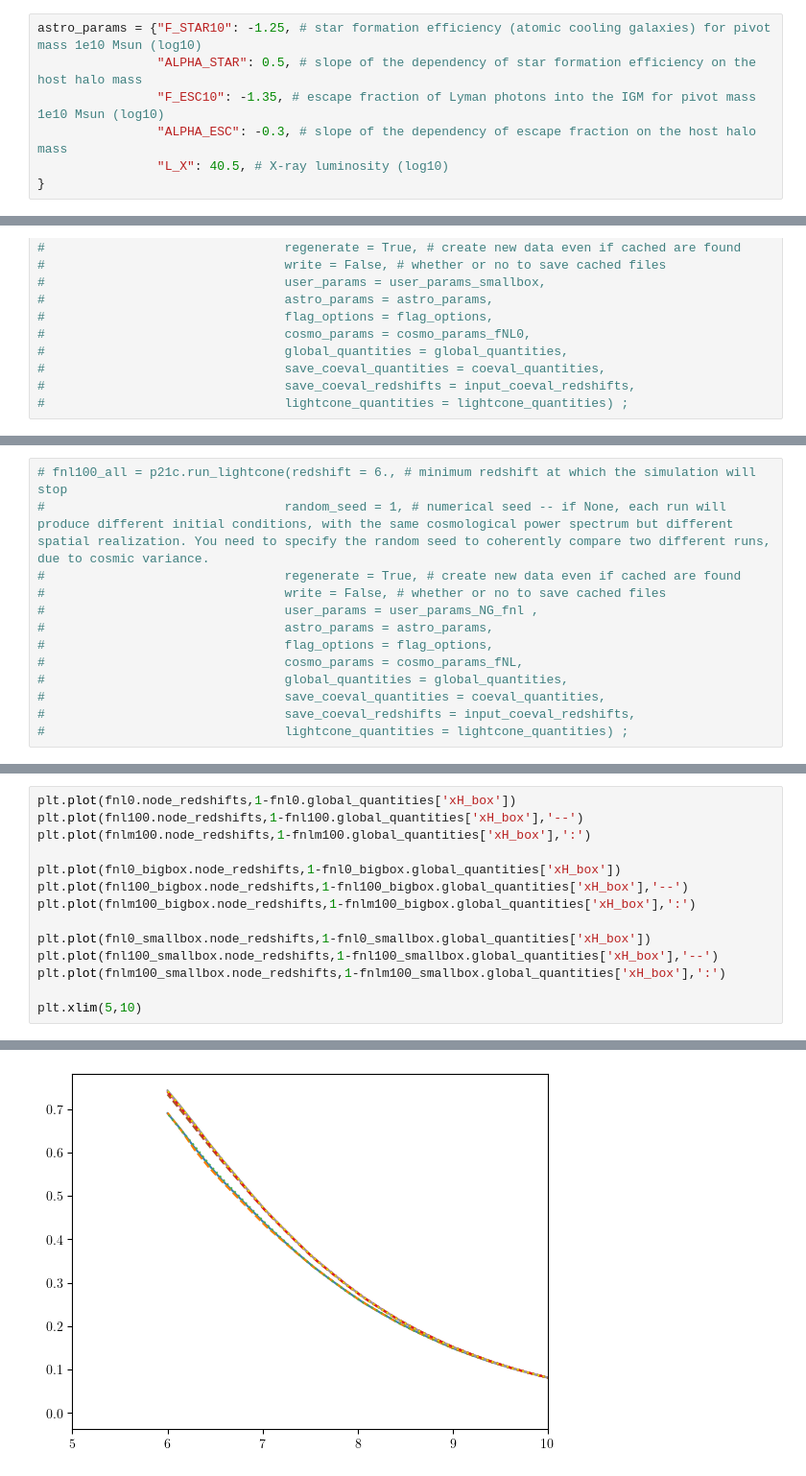
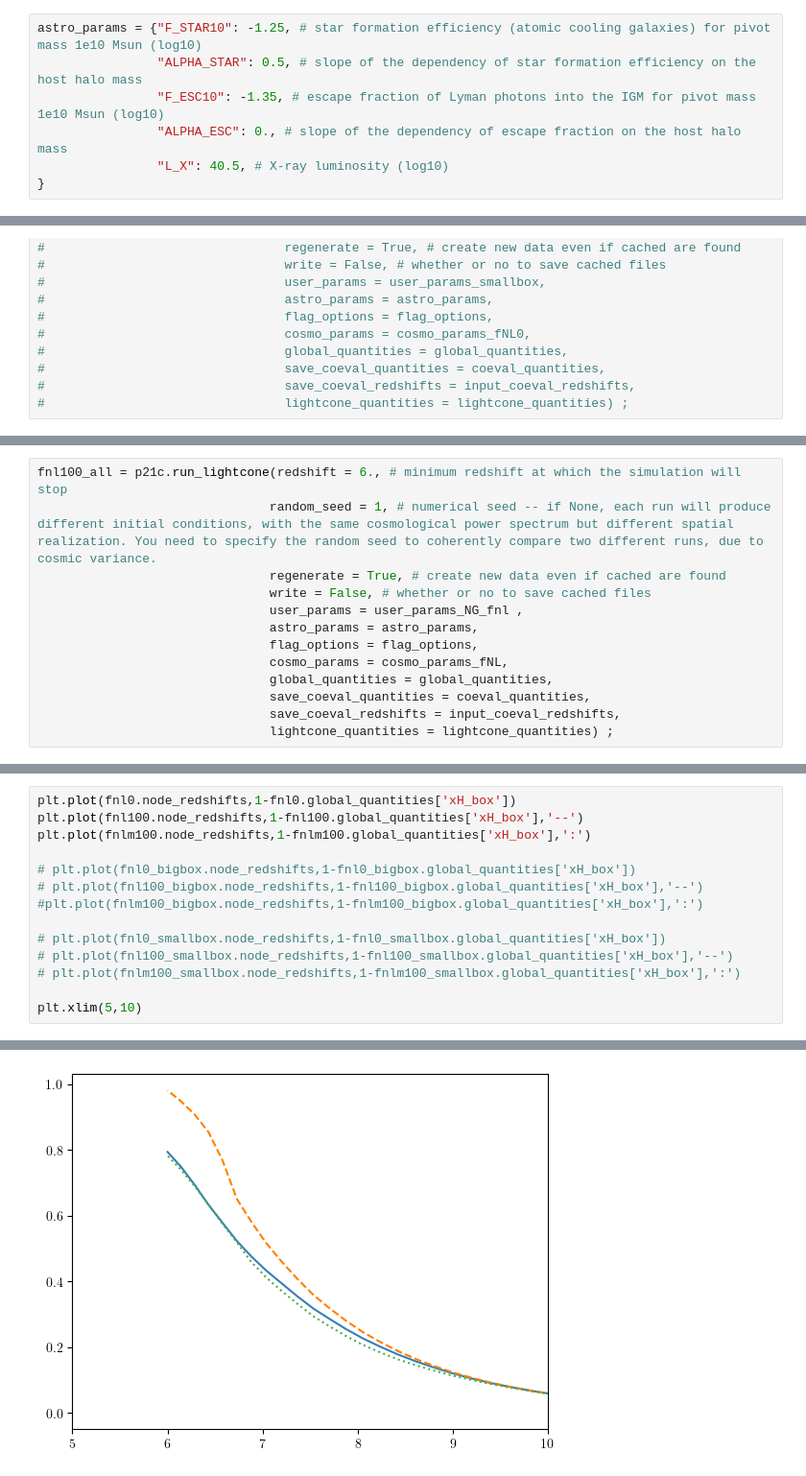
Before and after one commit to jordanflitter/21cmFirstCLASS, a Jupyter notebook: notebook_fNL.ipynb, the cells around one changed output, grey strips where cells are left out. Shown: that part at 96% size. Cells and saved outputs as stored; diff of their text form.

```diff
--- a/notebook_fNL.ipynb
+++ b/notebook_fNL.ipynb
@@ -32,7 +32,7 @@ flag_options = {"USE_MINI_HALOS": False, } # if False, popIII stars are not incl
 astro_params = {"F_STAR10": -1.25, # star formation efficiency (atomic cooling galaxies) for pivot mass 1e10 Msun (log10)
                 "ALPHA_STAR": 0.5, # slope of the dependency of star formation efficiency on the host halo mass
                 "F_ESC10": -1.35, # escape fraction of Lyman photons into the IGM for pivot mass 1e10 Msun (log10)
-                "ALPHA_ESC": -0.3, # slope of the dependency of escape fraction on the host halo mass
+                "ALPHA_ESC": 0., # slope of the dependency of escape fraction on the host halo mass
                 "L_X": 40.5, # X-ray luminosity (log10)
 }
 # %%
@@ -294,13 +334,13 @@ Now evaluating tau to reionization and re-running CLASS...
 # %%
-# fnl100_all = p21c.run_lightcone(redshift = 6., # minimum redshift at which the simulation will stop
-#                                random_seed = 1, # numerical seed -- if None, each run will produce different initial conditions, with the same cosmological power spectrum but different spatial realization. You need to specify the random seed to coherently compare two different runs, due to cosmic variance.
-#                                regenerate = True, # create new data even if cached are found
-#                                write = False, # whether or no to save cached files
-#                                user_params = user_params_NG_fnl ,
-#                                astro_params = astro_params,
-#                                flag_options = flag_options,
-#                                cosmo_params = cosmo_params_fNL,
-#                                global_quantities = global_quantities,
-#                                save_coeval_quantities = coeval_quantities,
-#                                save_coeval_redshifts = input_coeval_redshifts,
-#                                lightcone_quantities = lightcone_quantities) ;
+fnl100_all = p21c.run_lightcone(redshift = 6., # minimum redshift at which the simulation will stop
+                               random_seed = 1, # numerical seed -- if None, each run will produce different initial conditions, with the same cosmological power spectrum but different spatial realization. You need to specify the random seed to coherently compare two different runs, due to cosmic variance.
+                               regenerate = True, # create new data even if cached are found
+                               write = False, # whether or no to save cached files
+                               user_params = user_params_NG_fnl ,
+                               astro_params = astro_params,
+                               flag_options = flag_options,
+                               cosmo_params = cosmo_params_fNL,
+                               global_quantities = global_quantities,
+                               save_coeval_quantities = coeval_quantities,
+                               save_coeval_redshifts = input_coeval_redshifts,
+                               lightcone_quantities = lightcone_quantities) ;
@@ -728,17 +832,17 @@ plt.ylim(4,15)
 # %%
 plt.plot(fnl0.node_redshifts,1-fnl0.global_quantities['xH_box'])
 plt.plot(fnl100.node_redshifts,1-fnl100.global_quantities['xH_box'],'--')
 plt.plot(fnlm100.node_redshifts,1-fnlm100.global_quantities['xH_box'],':')
 
-plt.plot(fnl0_bigbox.node_redshifts,1-fnl0_bigbox.global_quantities['xH_box'])
-plt.plot(fnl100_bigbox.node_redshifts,1-fnl100_bigbox.global_quantities['xH_box'],'--')
-plt.plot(fnlm100_bigbox.node_redshifts,1-fnlm100_bigbox.global_quantities['xH_box'],':')
+# plt.plot(fnl0_bigbox.node_redshifts,1-fnl0_bigbox.global_quantities['xH_box'])
+# plt.plot(fnl100_bigbox.node_redshifts,1-fnl100_bigbox.global_quantities['xH_box'],'--')
+#plt.plot(fnlm100_bigbox.node_redshifts,1-fnlm100_bigbox.global_quantities['xH_box'],':')
 
-plt.plot(fnl0_smallbox.node_redshifts,1-fnl0_smallbox.global_quantities['xH_box'])
-plt.plot(fnl100_smallbox.node_redshifts,1-fnl100_smallbox.global_quantities['xH_box'],'--')
-plt.plot(fnlm100_smallbox.node_redshifts,1-fnlm100_smallbox.global_quantities['xH_box'],':')
+# plt.plot(fnl0_smallbox.node_redshifts,1-fnl0_smallbox.global_quantities['xH_box'])
+# plt.plot(fnl100_smallbox.node_redshifts,1-fnl100_smallbox.global_quantities['xH_box'],'--')
+# plt.plot(fnlm100_smallbox.node_redshifts,1-fnlm100_smallbox.global_quantities['xH_box'],':')
 
 plt.xlim(5,10)
 # %% [output]
 (5.0, 10.0)
-[figure, old version]
+[figure, new version]
```
Also changed, not shown: parts of 23 cells of this notebook, 7 other files.
